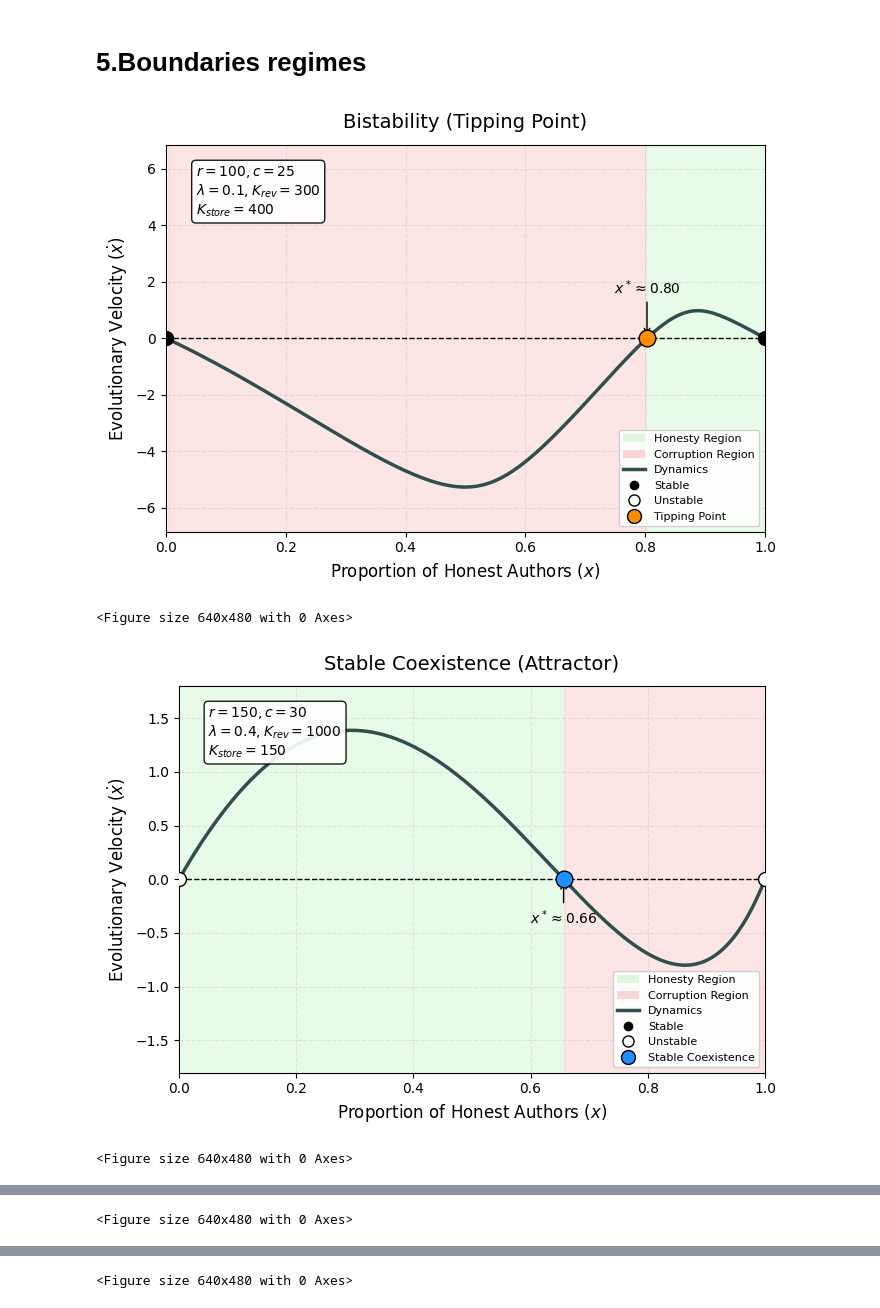
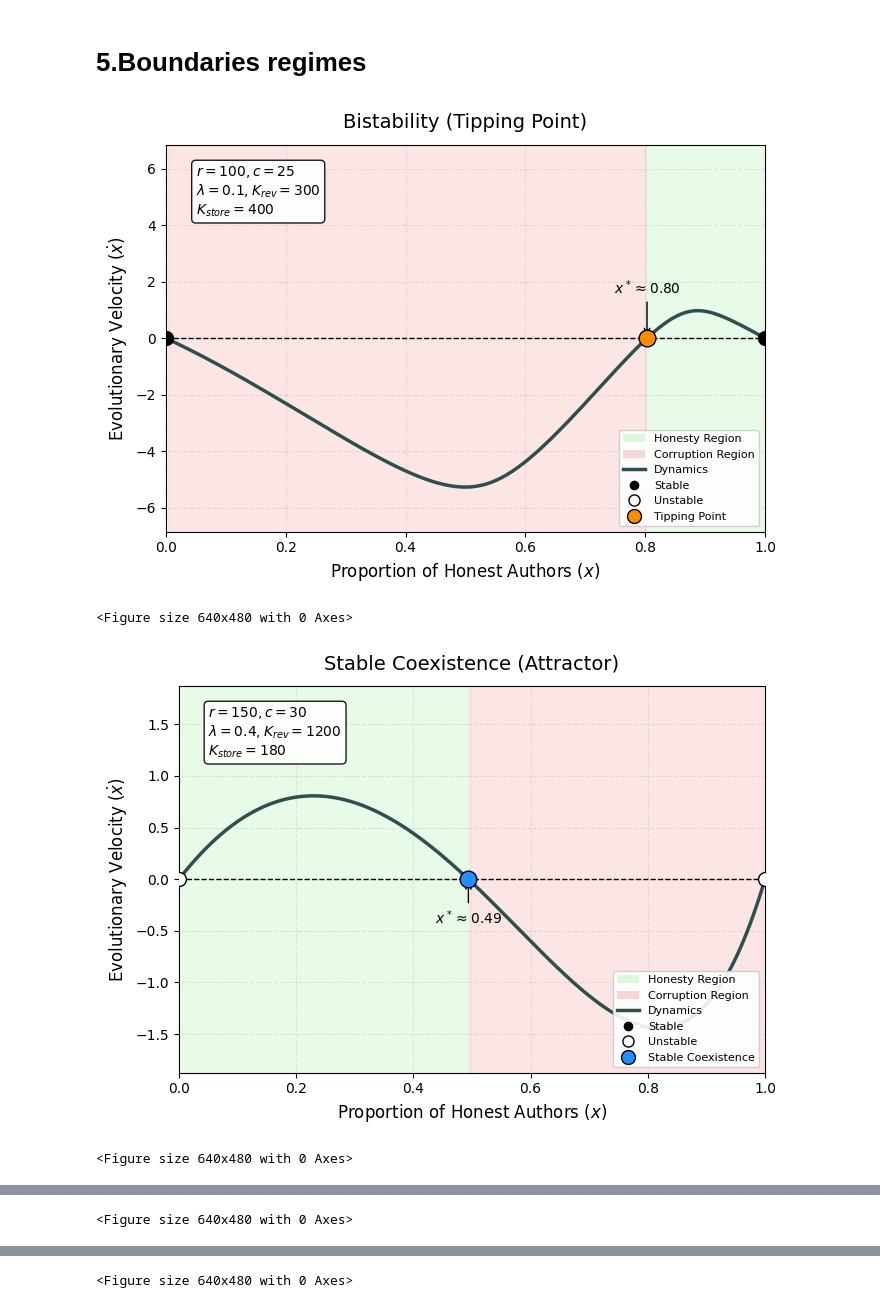
Before and after one commit to brightfangmomo-max/Journal-Author-Game-Theory-, a Jupyter notebook: scr/Journal_author_model_plot_generator.ipynb, the cells around one changed output, grey strips where cells are left out. Drawn from its saved outputs; the diff is of its cells as text; code cells hidden in the pictures.

```diff
--- a/scr/Journal_author_model_plot_generator.ipynb
+++ b/scr/Journal_author_model_plot_generator.ipynb
@@ -637,35 +637,35 @@ def plot_styled_regions(ax, x, y, title, regime_type, params):
         f"$K_{{store}}={params['K_store']}$"
     )
     ax.text(0.05, 0.95, param_str, transform=ax.transAxes, fontsize=10, verticalalignment='top', bbox=dict(boxstyle='round', facecolor='white', alpha=0.9))
 
 # ==========================================
 # 3. Generate
 # ==========================================
 x_grid = np.linspace(0, 1, 200)
 
 params_1 = {'N': 1000, 'alpha': 0.2, 'smoothness': 15, 'K_rev': 300, 'K_store': 400, 'r': 100, 'c': 25, 'lam': 0.1, 'epsilon': 0.05}
-params_2 = {'N': 1000, 'alpha': 0.2, 'smoothness': 15, 'K_rev': 1000, 'K_store': 150, 'r': 150, 'c': 30, 'lam': 0.4, 'epsilon': 0.05}
+params_2 = {'N': 1000, 'alpha': 0.2, 'smoothness': 15, 'K_rev': 1200, 'K_store': 180, 'r': 150, 'c': 30, 'lam': 0.4, 'epsilon': 0.01}
 params_3 = {'N': 1000, 'alpha': 0.2, 'smoothness': 15, 'K_rev': 800, 'K_store': 400, 'r': 100, 'c': 35, 'lam': 0.1, 'epsilon': 0.05}
 params_4 = {'N': 1000, 'alpha': 0.2, 'smoothness': 15, 'K_rev': 200, 'K_store': 1500, 'r': 150, 'c': 5, 'lam': 0.3, 'epsilon': 0.05}
 
 cases = [
     (params_1, 'Bistability (Tipping Point)', 'Bistability', 'polynomial_graph_1.pdf'),
     (params_2, 'Stable Coexistence (Attractor)', 'Coexistence', 'polynomial_graph_2.pdf'),
     (params_3, 'Global Honesty (Convergence)', 'Honesty', 'polynomial_graph_3.pdf'),
     (params_4, 'Global Corruption (Collapse)', 'Corruption', 'polynomial_graph_4.pdf')
 ]
 
 for p, title, r_type, fname in cases:
     y = get_dxdt_curve(x_grid, p)
     plt.figure(figsize=(7, 5))
     plot_styled_regions(plt.gca(), x_grid, y, title, r_type, p)
     plt.tight_layout()
     plt.show() # To display as requested
     plt.savefig(fname, dpi=300)
 # %% [output]
 [figure]
 <Figure size 640x480 with 0 Axes>
-[figure, old version]
+[figure, new version]
 <Figure size 640x480 with 0 Axes>
 [figure]
 <Figure size 640x480 with 0 Axes>
```
Also changed, not shown: parts of 1 cell of this notebook, 11 other files.
